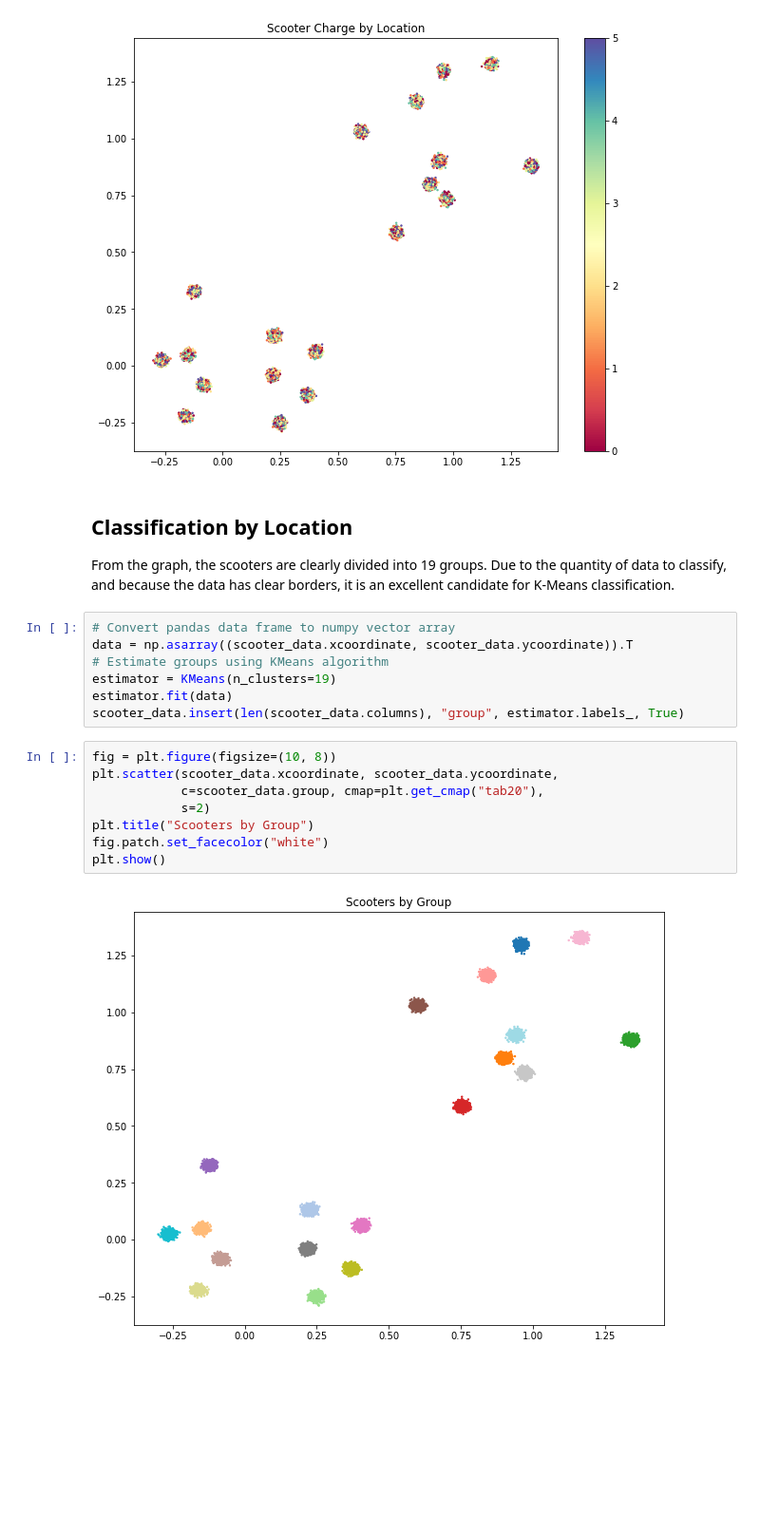
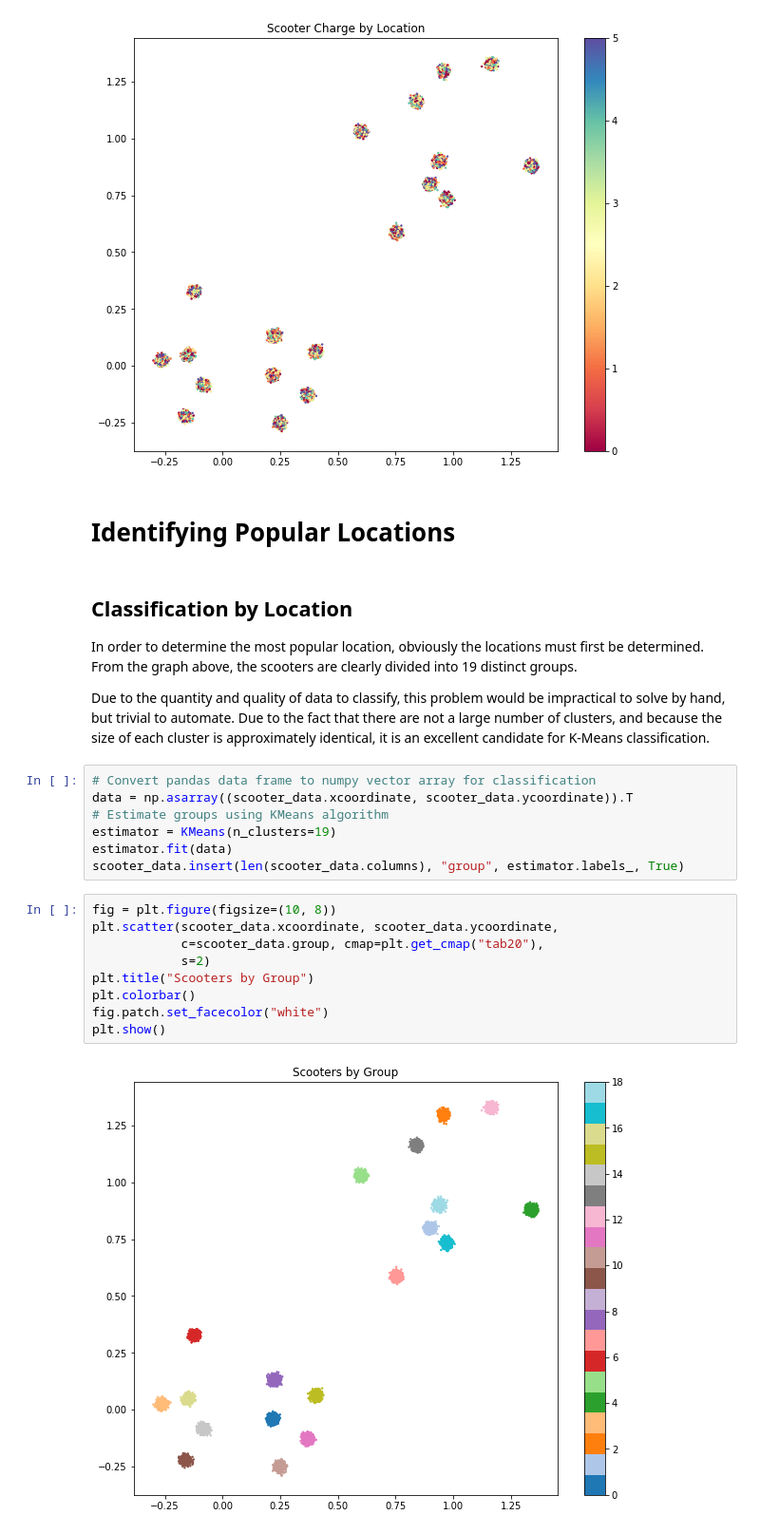
Before and after one commit to bkshrader/xtern-data-science-work-sample, a Jupyter notebook: worksample.ipynb, the cells around one changed output. Shown: that part at 95% size. Saved outputs shown, nothing was run; the diff lists cells and outputs as text; blank space fills up the shorter version.

```diff
--- a/worksample.ipynb
+++ b/worksample.ipynb
@@ -39,13 +40,20 @@ fig.patch.set_facecolor("white")  # Set background to white for easier viewing o
 plt.show()
 # %% [output]
 [figure]
+# %% [markdown]
+# Identifying Popular Locations
 # %% [markdown]
 ## Classification by Location
 
-From the graph, the scooters are clearly divided into 19 groups. Due to the quantity of data to classify,
-and because the data has clear borders, it is an excellent candidate for K-Means classification.
+In order to determine the most popular location, obviously the locations must first be determined.
+From the graph above, the scooters are clearly divided into 19 distinct groups.
+
+Due to the quantity and quality of data to classify, this problem would be impractical to solve by hand,
+but trivial to automate. Due to the fact that there are not a large number of clusters,
+and because the size of each cluster is approximately identical, it is an excellent candidate for
+K-Means classification.
 # %%
-# Convert pandas data frame to numpy vector array
+# Convert pandas data frame to numpy vector array for classification
 data = np.asarray((scooter_data.xcoordinate, scooter_data.ycoordinate)).T
 # Estimate groups using KMeans algorithm
 estimator = KMeans(n_clusters=19)
@@ -54,10 +62,11 @@ scooter_data.insert(len(scooter_data.columns), "group", estimator.labels_, True)
 # %%
 fig = plt.figure(figsize=(10, 8))
 plt.scatter(scooter_data.xcoordinate, scooter_data.ycoordinate,
             c=scooter_data.group, cmap=plt.get_cmap("tab20"),
             s=2)
 plt.title("Scooters by Group")
+plt.colorbar()
 fig.patch.set_facecolor("white")
 plt.show()
 # %% [output]
-[figure, old version]
+[figure, new version]
```
Also changed, not shown: parts of 11 cells of this notebook.
